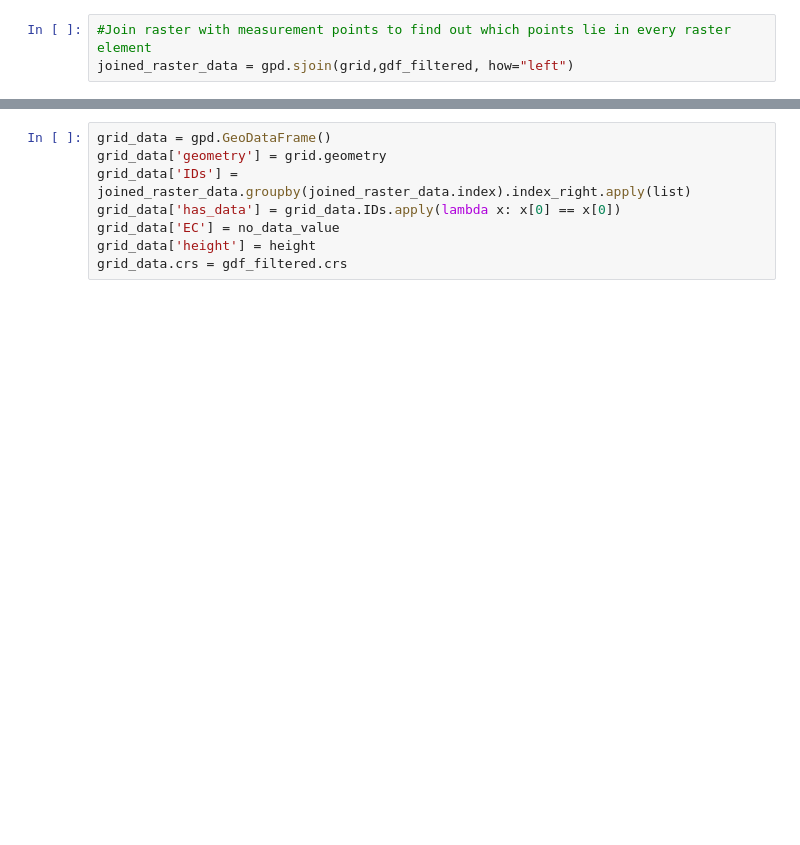
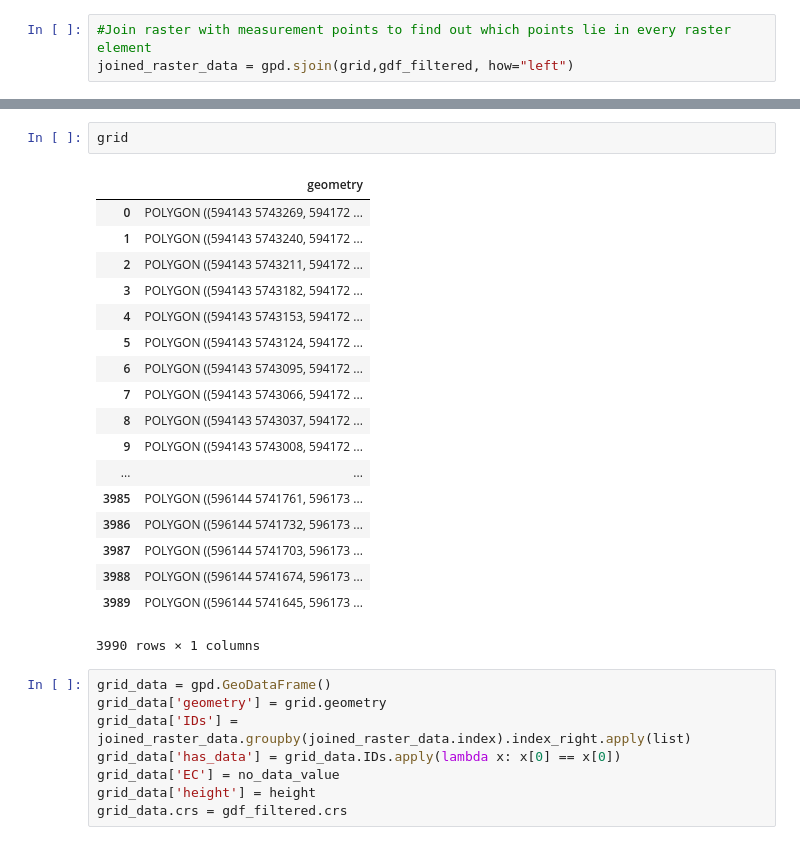
Before and after one commit to nevobnav/wiertsema, a Jupyter notebook: Wiertsema_Kaz_Depth_Grid_lvl.ipynb, the cells around one changed output, grey strips where cells are left out. Drawn from its saved outputs; the diff is of its cells as text; blank space fills up the shorter version.

```diff
--- a/Wiertsema_Kaz_Depth_Grid_lvl.ipynb
+++ b/Wiertsema_Kaz_Depth_Grid_lvl.ipynb
@@ -111,3 +149,24 @@ joined_raster_data = gpd.sjoin(grid,gdf_filtered, how="left")
+# %%
+grid
+# %% [output]
+|  | geometry |
+| 0 | POLYGON ((594143 5743269, 594172 ... |
+| 1 | POLYGON ((594143 5743240, 594172 ... |
+| 2 | POLYGON ((594143 5743211, 594172 ... |
+| 3 | POLYGON ((594143 5743182, 594172 ... |
+| 4 | POLYGON ((594143 5743153, 594172 ... |
+| 5 | POLYGON ((594143 5743124, 594172 ... |
+| 6 | POLYGON ((594143 5743095, 594172 ... |
+| 7 | POLYGON ((594143 5743066, 594172 ... |
+| 8 | POLYGON ((594143 5743037, 594172 ... |
+| 9 | POLYGON ((594143 5743008, 594172 ... |
+| ... | ... |
+| 3985 | POLYGON ((596144 5741761, 596173 ... |
+| 3986 | POLYGON ((596144 5741732, 596173 ... |
+| 3987 | POLYGON ((596144 5741703, 596173 ... |
+| 3988 | POLYGON ((596144 5741674, 596173 ... |
+| 3989 | POLYGON ((596144 5741645, 596173 ... |
+3990 rows × 1 columns
 # %%
 grid_data = gpd.GeoDataFrame()
 grid_data['geometry'] = grid.geometry
```
Also changed, not shown: parts of 12 cells of this notebook, 2 other files.
